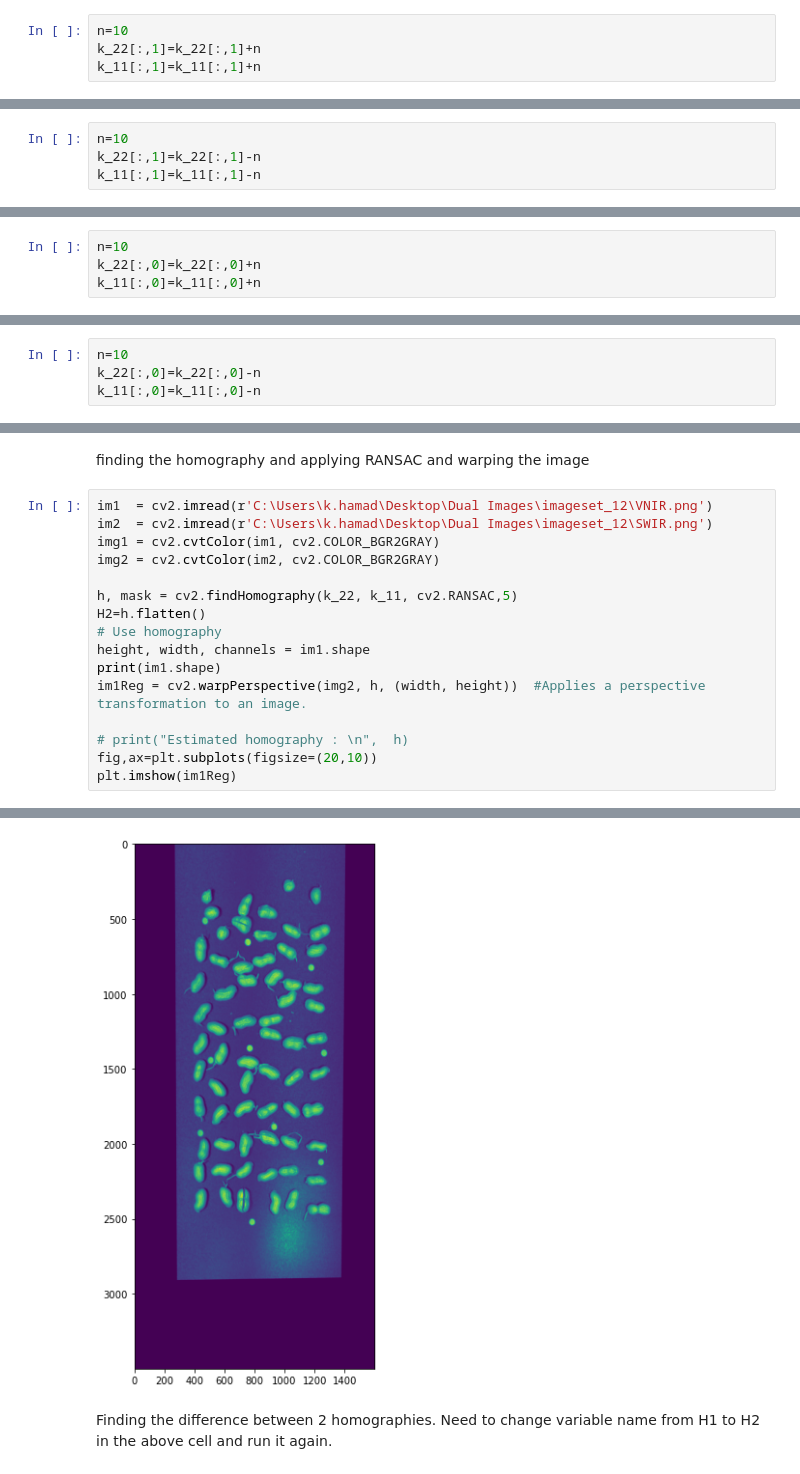
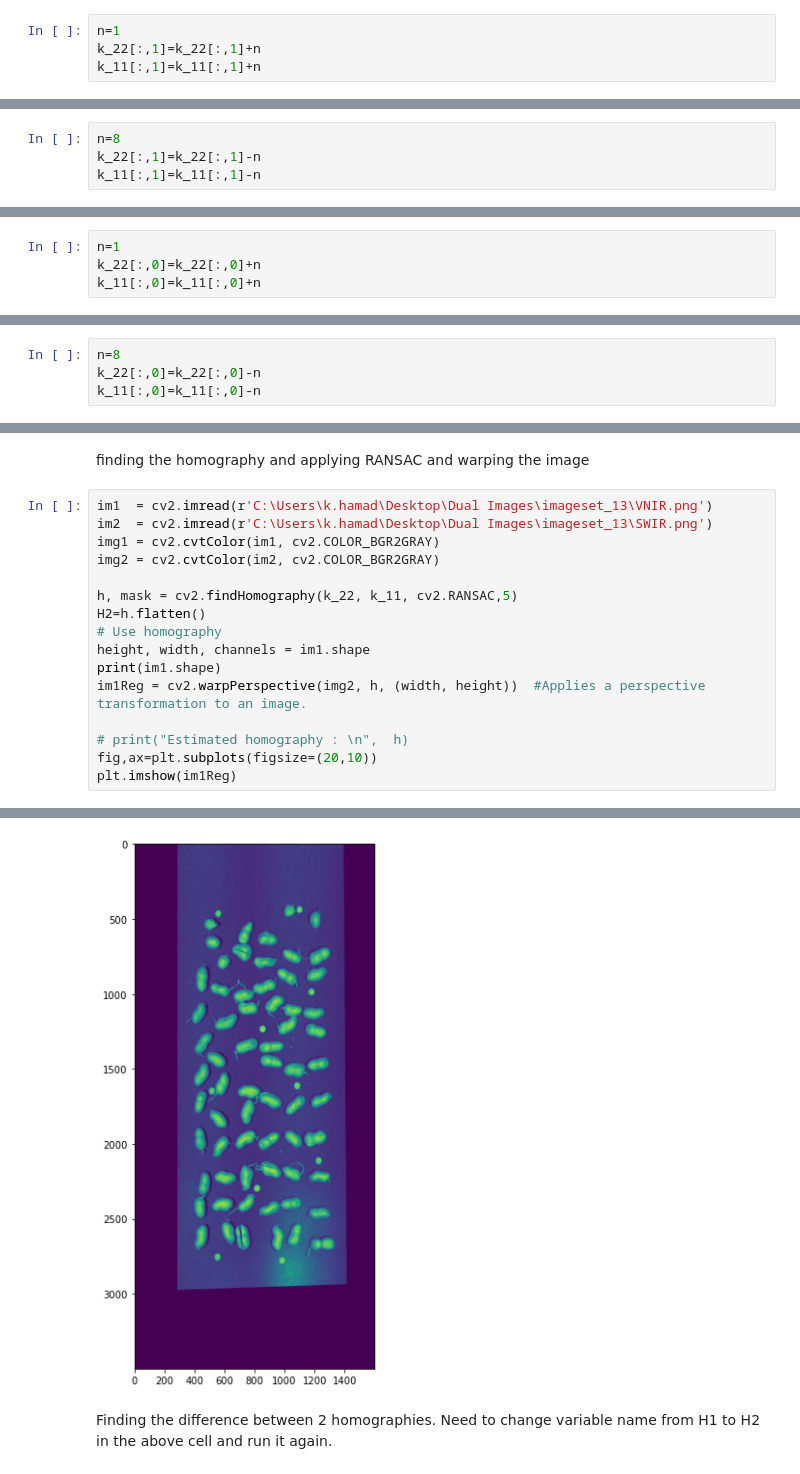
Before and after one commit to knhamad/Experiments, a Jupyter notebook: Imagealignment.ipynb, the cells around one changed output, grey strips where cells are left out. Cells and saved outputs as stored; diff of their text form.

Commit message:
updated imagealignment file

```diff
--- a/Imagealignment.ipynb
+++ b/Imagealignment.ipynb
@@ -107,24 +108,24 @@ k_22[:,1]=k_22[:,1]*4
 # %% [markdown]
 adding random value to the y-axis of the key point
 # %%
-n=10
+n=1
 k_22[:,1]=k_22[:,1]+n
 k_11[:,1]=k_11[:,1]+n
 # %% [markdown]
 removing the random value from the y-axis of the key point
 # %%
-n=10
+n=8
 k_22[:,1]=k_22[:,1]-n
 k_11[:,1]=k_11[:,1]-n
 # %% [markdown]
 adding random value to the x-axis of the key point
 # %%
-n=10
+n=1
 k_22[:,0]=k_22[:,0]+n
 k_11[:,0]=k_11[:,0]+n
 # %% [markdown]
 removing the random value from the x-axis of the key point
 # %%
-n=10
+n=8
 k_22[:,0]=k_22[:,0]-n
 k_11[:,0]=k_11[:,0]-n
@@ -131,25 +276,25 @@ k_11[:,0]=k_11[:,0]-n
 # %% [markdown]
 finding the homography and applying RANSAC and warping the image
 # %%
-im1  = cv2.imread(r'C:\Users\k.hamad\Desktop\Dual Images\imageset_12\VNIR.png')
-im2  = cv2.imread(r'C:\Users\k.hamad\Desktop\Dual Images\imageset_12\SWIR.png')
+im1  = cv2.imread(r'C:\Users\k.hamad\Desktop\Dual Images\imageset_13\VNIR.png')
+im2  = cv2.imread(r'C:\Users\k.hamad\Desktop\Dual Images\imageset_13\SWIR.png')
 img1 = cv2.cvtColor(im1, cv2.COLOR_BGR2GRAY)
 img2 = cv2.cvtColor(im2, cv2.COLOR_BGR2GRAY)
 
 h, mask = cv2.findHomography(k_22, k_11, cv2.RANSAC,5)
 H2=h.flatten()
 # Use homography
 height, width, channels = im1.shape
 print(im1.shape)
 im1Reg = cv2.warpPerspective(img2, h, (width, height))  #Applies a perspective transformation to an image.
 
 # print("Estimated homography : \n",  h)
 fig,ax=plt.subplots(figsize=(20,10))
 plt.imshow(im1Reg)
 # %% [output]
 (3500, 1600, 3)
 <matplotlib.image.AxesImage at 0x...>
-[figure, old version]
+[figure, new version]
 # %% [markdown]
 Finding the difference between 2 homographies. Need to change variable name from H1 to H2 in the above cell and run it again.
 # %%
```
Also changed, not shown: parts of 27 cells of this notebook.
